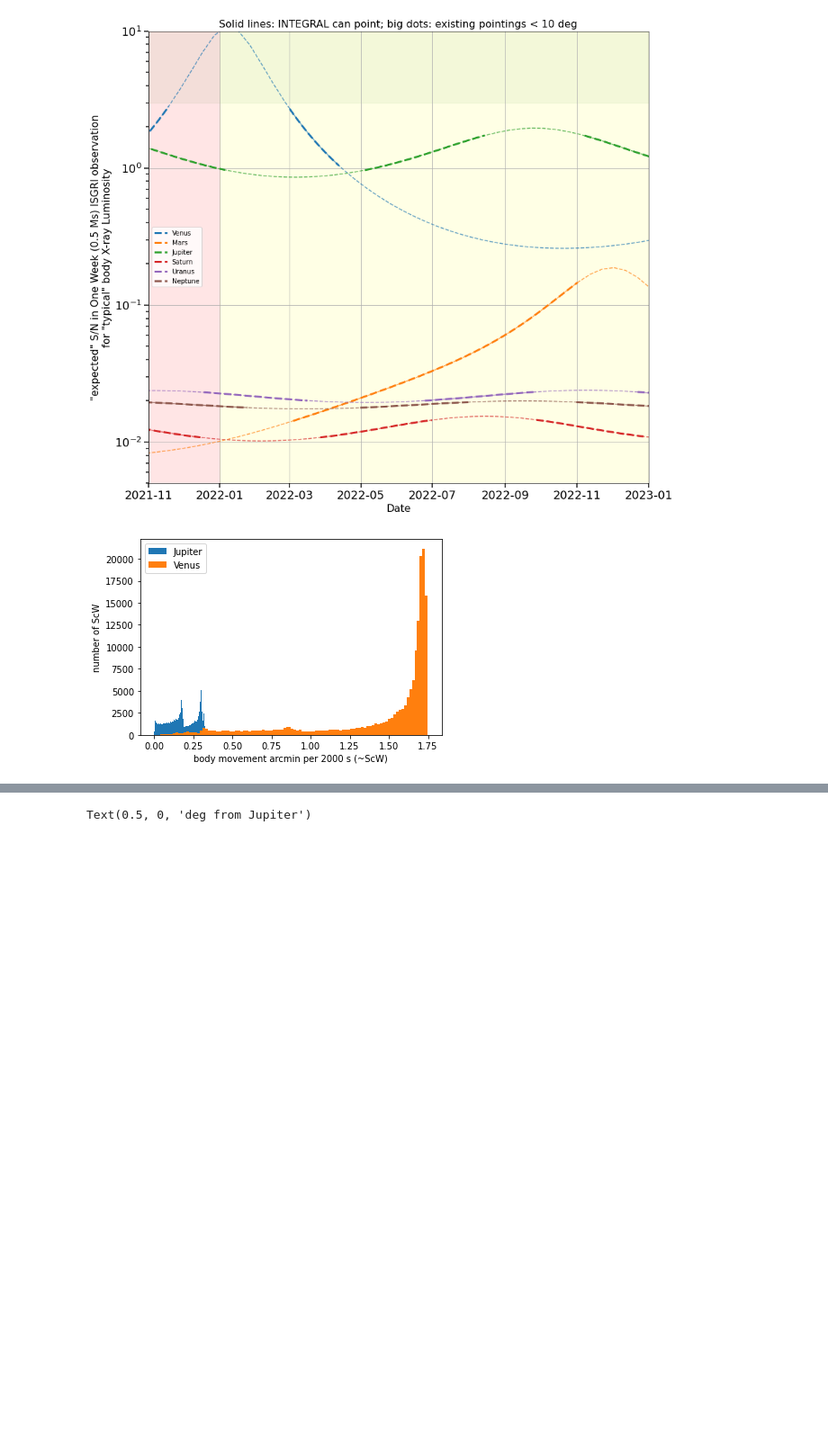
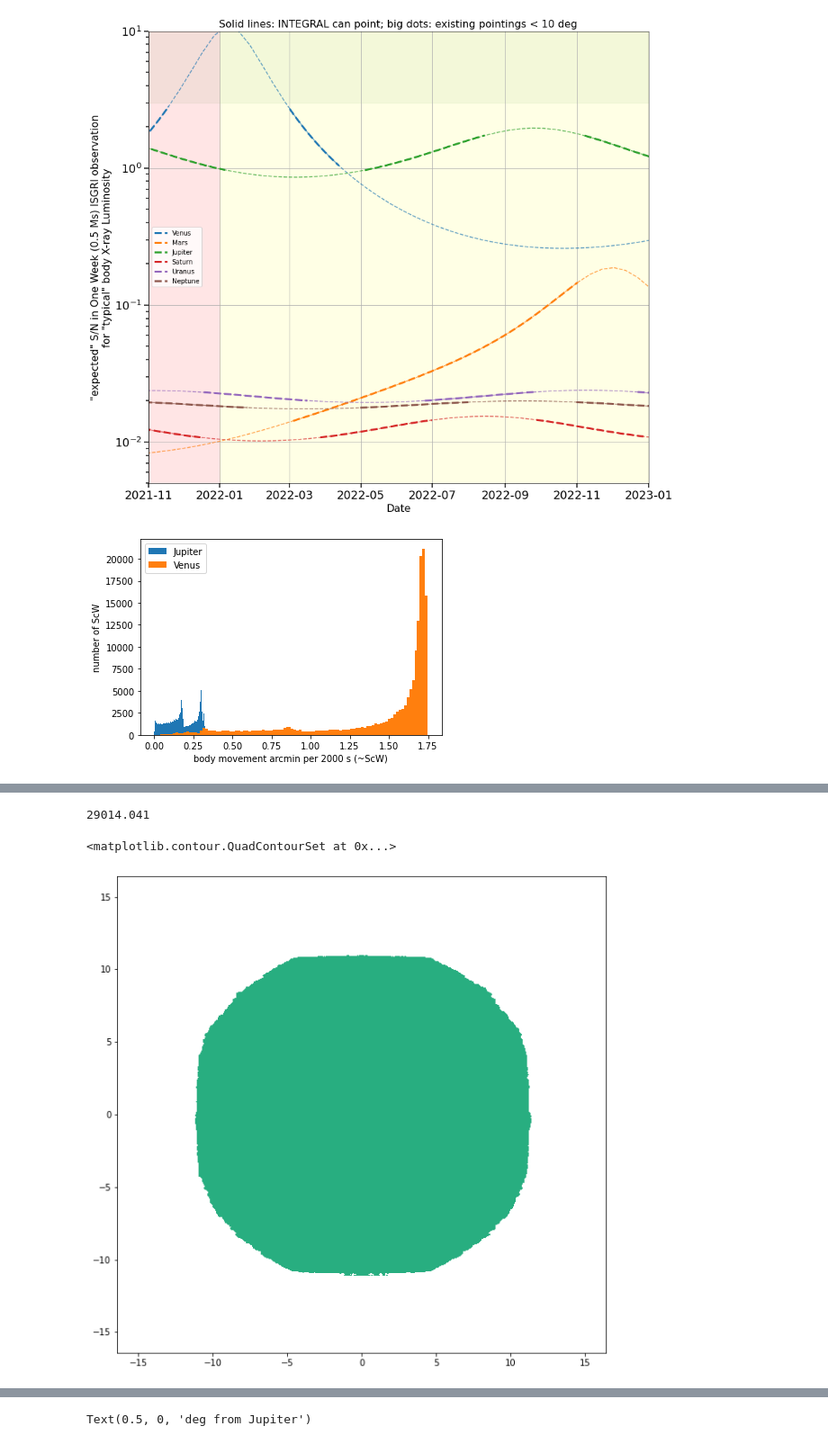
Before and after one commit to volodymyrss/planets, a Jupyter notebook: planets.ipynb, the cells around one changed output, grey strips where cells are left out. Shown at 90% size. Drawn from its saved outputs; the diff is of its cells as text; code cells hidden in the pictures; blank space fills up the shorter version.

```diff
--- a/planets.ipynb
+++ b/planets.ipynb
@@ -442,0 +576,33 @@ plt.savefig("itra-fov-body-movement.png")
+# %%
+isgri_image = fits.open("/mnt/sshfs/isdc/unsaved/astro/savchenk/data/reduced/ddcache/byscw/2077/207700740010.000/ii_skyimage.v2/3d87cb36/isgri_sky_ima.fits.gz")[3]
+
+isgri_image.data.max()
+# %% [output]
+29014.041
+# %%
+plt.figure(figsize=(10,10))
+
+isgri_image = fits.open("/mnt/sshfs/isdc/unsaved/astro/savchenk/data/reduced/ddcache/byscw/2077/207700740010.000/ii_skyimage.v2/3d87cb36/isgri_sky_ima.fits.gz")[3]
+isgri_var = isgri_image.data[:,:]
+
+isgri_var[np.isnan(isgri_var)] = 1e9
+isgri_var[isgri_var == 0] = 1e9
+
+isgri_wcs = wcs.WCS(isgri_image.header)
+isgri_wcs.low_level_wcs
+
+isgri_deg_per_pix = np.linalg.eigvals(isgri_wcs.wcs.cd)[0]
+
+i_i, i_j = np.meshgrid(np.arange(isgri_var.data.shape[0]), np.arange(isgri_var.data.shape[1]))
+
+
+plt.contourf(
+    (i_i - np.mean(i_i)) * isgri_deg_per_pix,
+    (i_j - np.mean(i_j)) * isgri_deg_per_pix,
+    (isgri_var/np.nanmin(isgri_var))**0.5,
+    levels=(0, 0.5, 2),
+    #levels=(0, 0.5, 1., 1/0.5, 1/0.25, 1/0.1)
+)
+# %% [output]
+<matplotlib.contour.QuadContourSet at 0x...>
+[figure, added]
```
Also changed, not shown: parts of 12 cells of this notebook, 3 other files.
